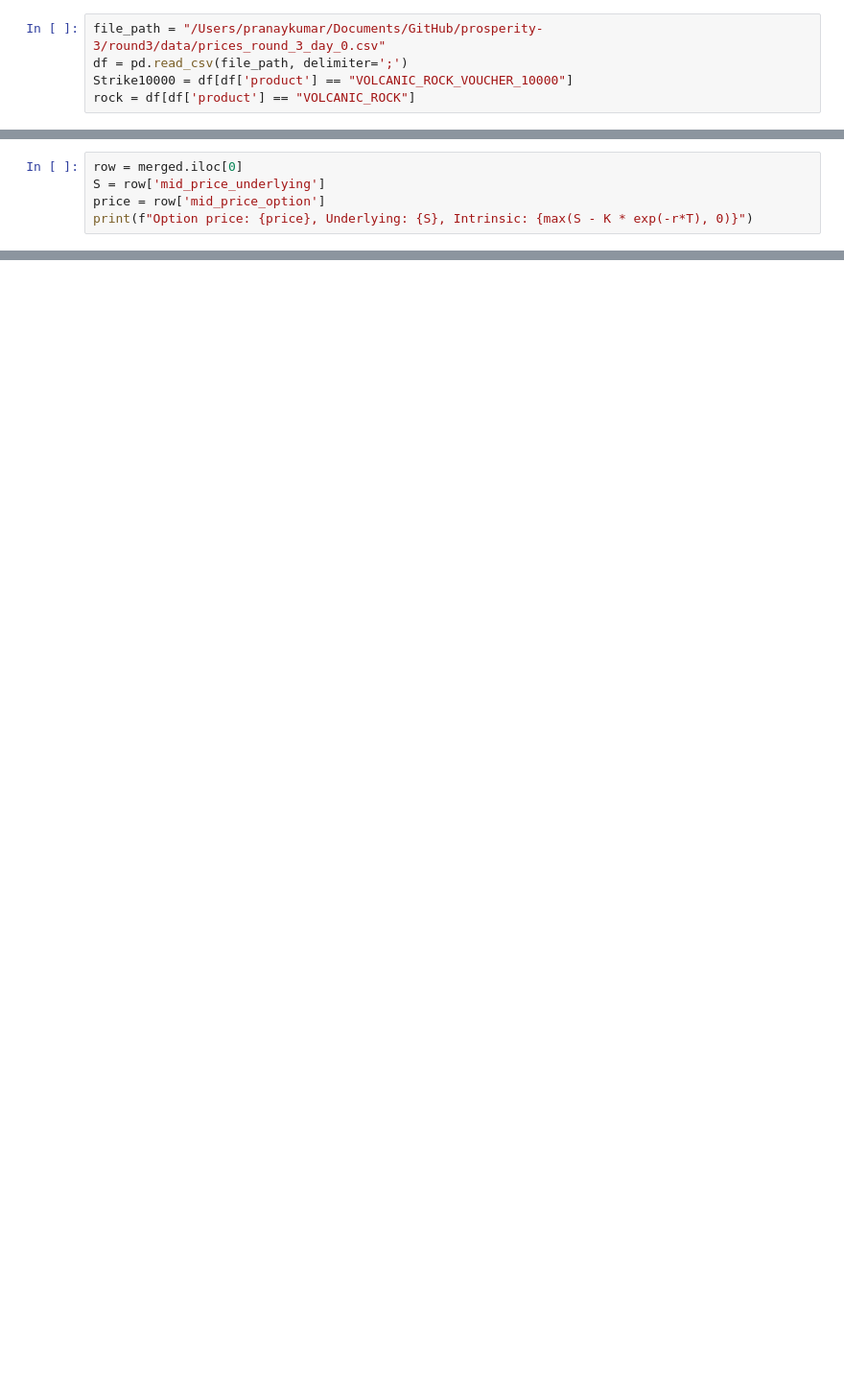
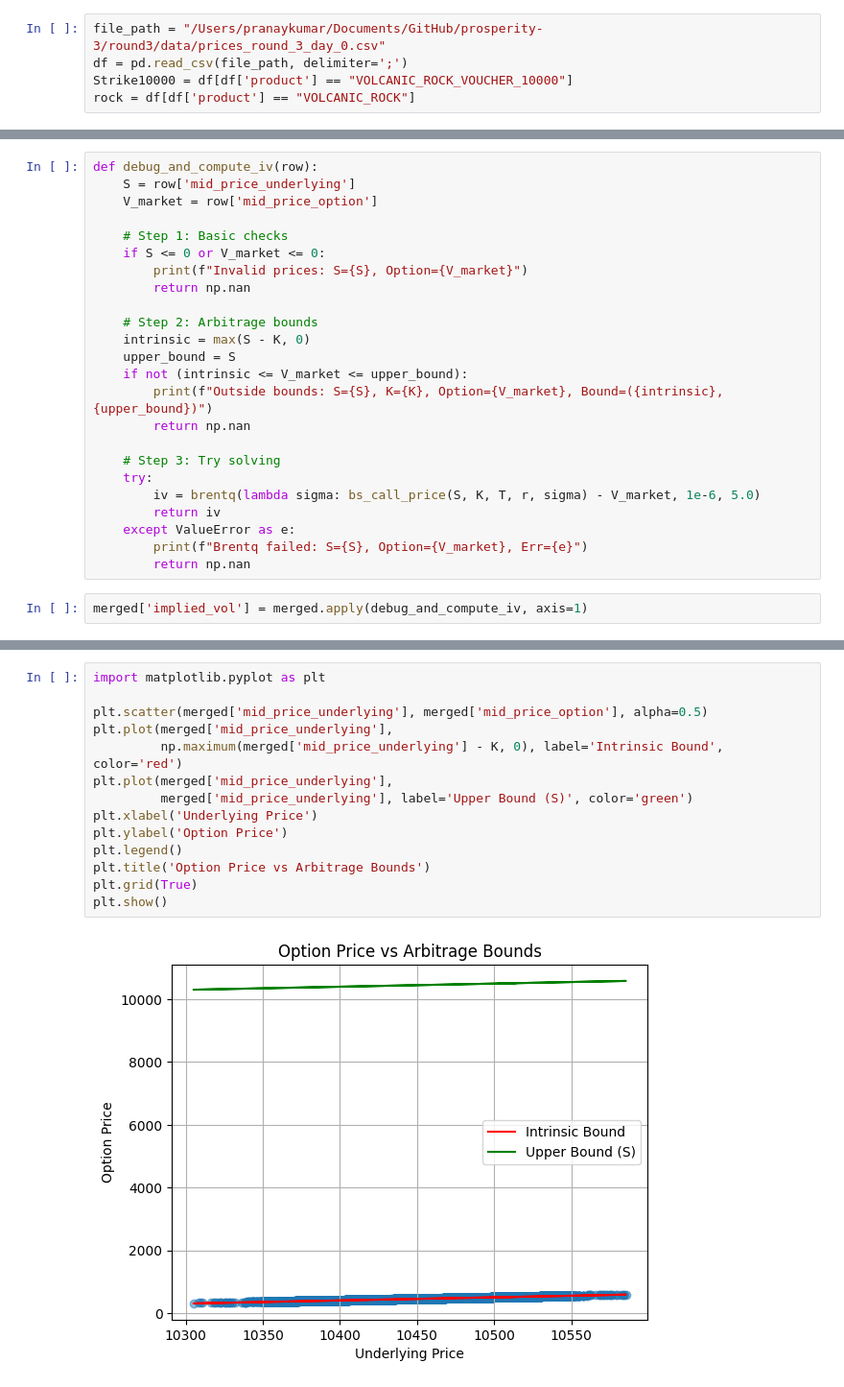
Before and after one commit to JosheevR/prosperity-3, a Jupyter notebook: round3/algs/round_3_v1.ipynb, the cells around one changed output, grey strips where cells are left out. Shown at 96% size. Cells and saved outputs as stored; diff of their text form; blank space fills up the shorter version.

```diff
--- a/round3/algs/round_3_v1.ipynb
+++ b/round3/algs/round_3_v1.ipynb
@@ -87,8 +80,3 @@ merged[['timestamp', 'mid_price_underlying', 'mid_price_option', 'implied_vol']]
 | 2 | 200 | 10513.0 | 516.5 | NaN |
 | 3 | 300 | 10517.5 | 521.5 | NaN |
 | 4 | 400 | 10509.5 | 512.5 | NaN |
-# %%
-row = merged.iloc[0]
-S = row['mid_price_underlying']
-price = row['mid_price_option']
-print(f"Option price: {price}, Underlying: {S}, Intrinsic: {max(S - K * exp(-r*T), 0)}")
@@ -124,0 +154,26 @@ merged[['timestamp', 'mid_price_underlying', 'mid_price_option', 'implied_vol']]
+# %%
+def debug_and_compute_iv(row):
+    S = row['mid_price_underlying']
+    V_market = row['mid_price_option']
+
+    # Step 1: Basic checks
+    if S <= 0 or V_market <= 0:
+        print(f"Invalid prices: S={S}, Option={V_market}")
+        return np.nan
+
+    # Step 2: Arbitrage bounds
+    intrinsic = max(S - K, 0)
+    upper_bound = S
+    if not (intrinsic <= V_market <= upper_bound):
+        print(f"Outside bounds: S={S}, K={K}, Option={V_market}, Bound=({intrinsic}, {upper_bound})")
+        return np.nan
+
+    # Step 3: Try solving
+    try:
+        iv = brentq(lambda sigma: bs_call_price(S, K, T, r, sigma) - V_market, 1e-6, 5.0)
+        return iv
+    except ValueError as e:
+        print(f"Brentq failed: S={S}, Option={V_market}, Err={e}")
+        return np.nan
+# %%
+merged['implied_vol'] = merged.apply(debug_and_compute_iv, axis=1)
@@ -124,0 +214,16 @@ merged[['timestamp', 'mid_price_underlying', 'mid_price_option', 'implied_vol']]
+# %%
+import matplotlib.pyplot as plt
+
+plt.scatter(merged['mid_price_underlying'], merged['mid_price_option'], alpha=0.5)
+plt.plot(merged['mid_price_underlying'],
+         np.maximum(merged['mid_price_underlying'] - K, 0), label='Intrinsic Bound', color='red')
+plt.plot(merged['mid_price_underlying'],
+         merged['mid_price_underlying'], label='Upper Bound (S)', color='green')
+plt.xlabel('Underlying Price')
+plt.ylabel('Option Price')
+plt.legend()
+plt.title('Option Price vs Arbitrage Bounds')
+plt.grid(True)
+plt.show()
+# %% [output]
+[figure, added]
```
Also changed, not shown: parts of 13 cells of this notebook.
